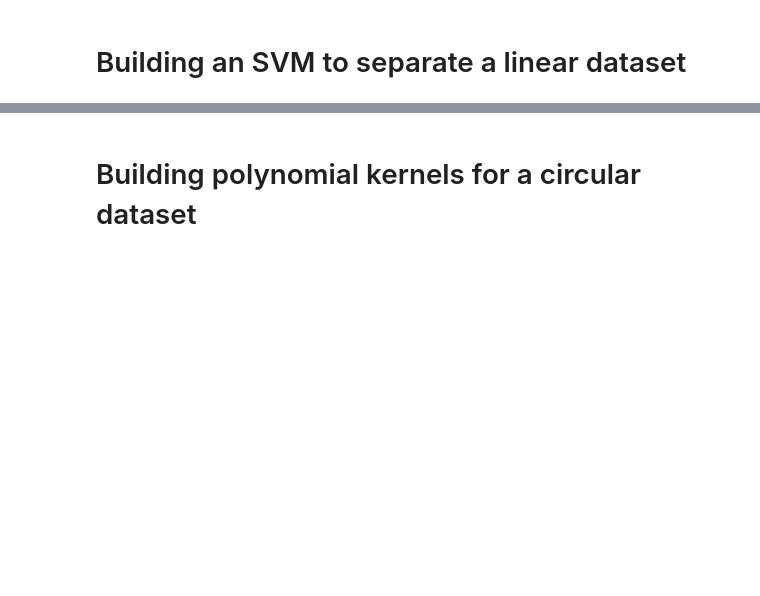
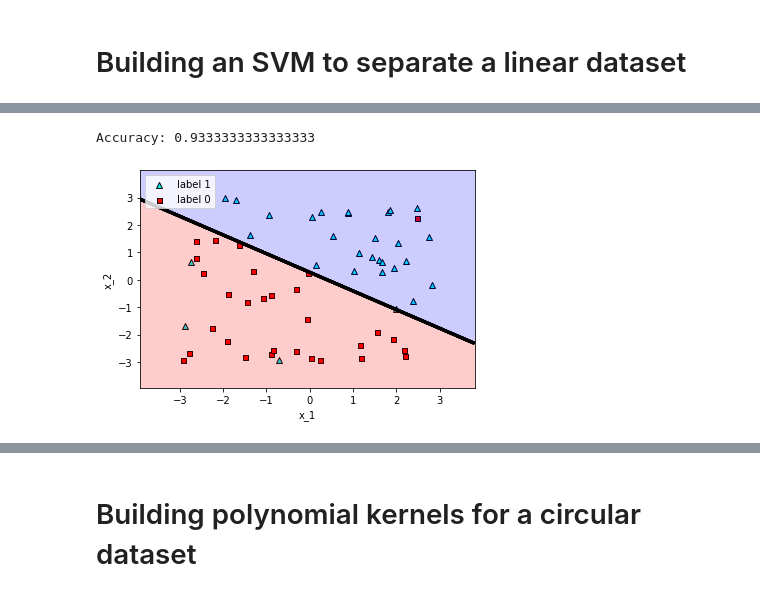
Before and after one commit to shrookehab/Machine_Learning1, a Jupyter notebook: Support_Vector_Machines/SVM_coding.ipynb, the cells around one changed output, grey strips where cells are left out. Saved outputs shown, nothing was run; the diff lists cells and outputs as text; code cells hidden in the pictures; blank space fills up the shorter version.

```diff
--- a/Support_Vector_Machines/SVM_coding.ipynb
+++ b/Support_Vector_Machines/SVM_coding.ipynb
@@ -20,11 +30,14 @@ utils.plot_points(features, labels)
 # %%
 from sklearn.svm import SVC
 #use linear SVM
-svm_linear =
-
+svm_linear = SVC(C=1.0, kernel='linear')
+svm_linear.fit(features, labels)
 
 print("Accuracy:", svm_linear.score(features, labels))
 utils.plot_model(features, labels, svm_linear)
+# %% [output]
+Accuracy: 0.9333333333333333
+[figure, added]
 # %%
 # use linear SVM with C = 0.01
 
```
Also changed, not shown: parts of 4 cells of this notebook.
